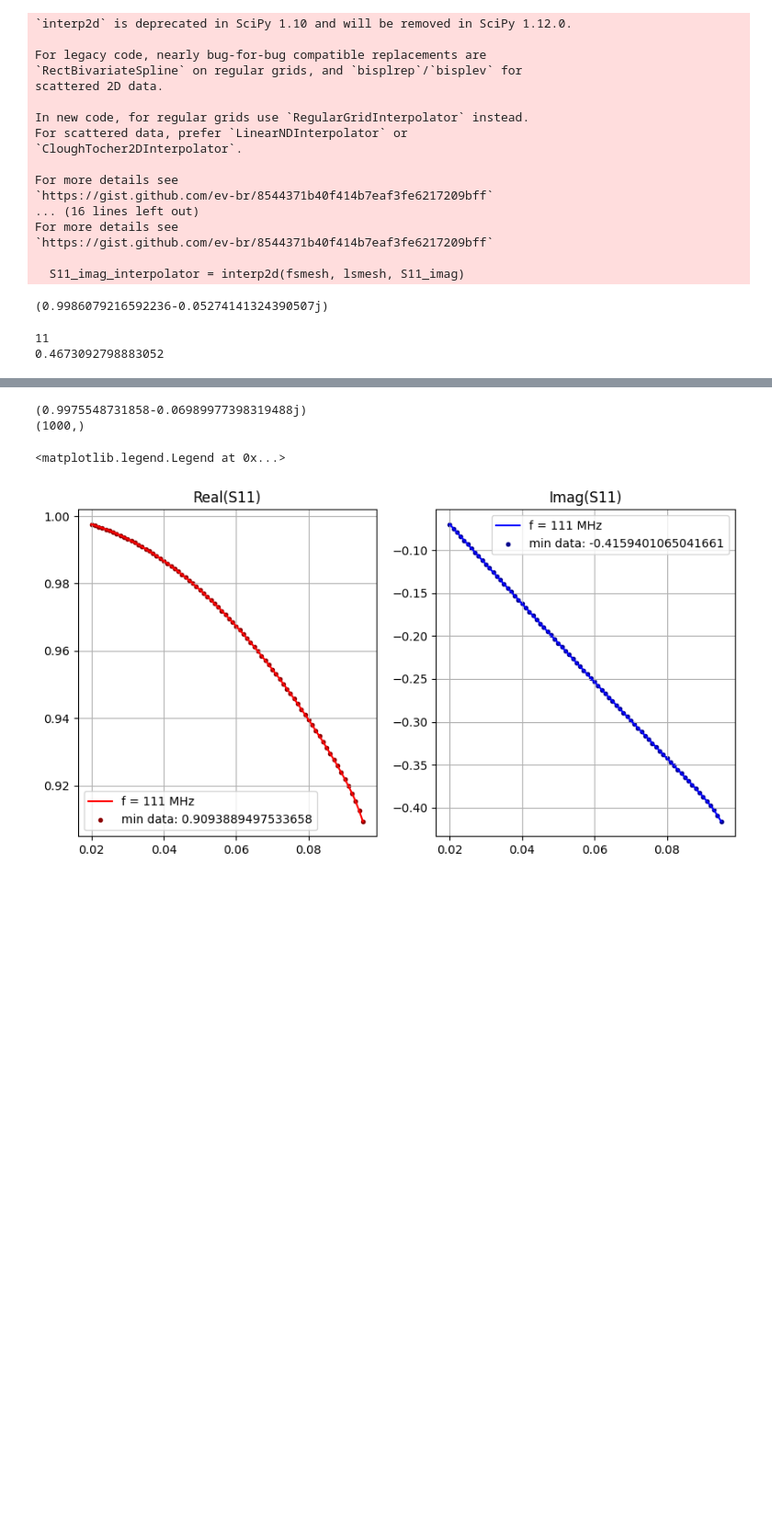
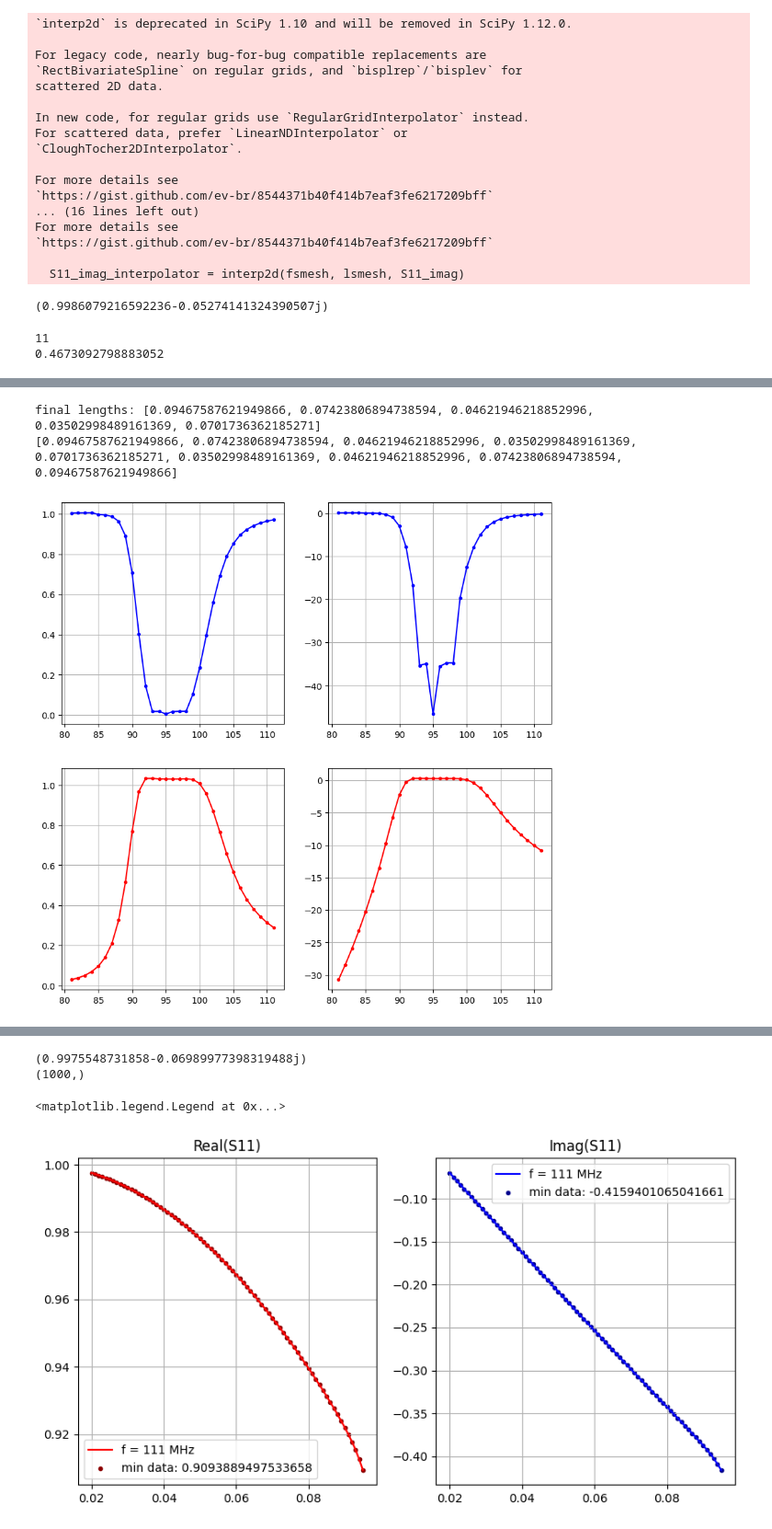
Before and after one commit to vandelij/TWA_circuit, a Jupyter notebook: testing_new_class.ipynb, the cells around one changed output, grey strips where cells are left out. Shown at 92% size. Cells and saved outputs as stored; diff of their text form; code cells hidden in the pictures; blank space fills up the shorter version.

```diff
--- a/testing_new_class.ipynb
+++ b/testing_new_class.ipynb
@@ -346,3 +349,22 @@ def error_function(prm):
     print(f"Average absolute error is : {err:.2e}")
     errors.append(err)
     return err
+# %%
+# now time to attempt the minimization
+
+i_iter = 0
+
+xatol = 1e-4
+l0 = 0.04
+l1 = 0.04
+l2 = 0.04
+l3 = 0.04
+l4 = 0.04
+initial_guess = [l0, l1, l2, l3, l4]
+bounds = [(0.02, 0.095)]*5
+
+res = minimize(error_function,
+               initial_guess,
+               bounds=bounds,
+               method="Nelder-Mead",
+               options={"disp": True})
@@ -348,0 +389,40 @@ def error_function(prm):
+# %%
+lengths_found = res.x.tolist()
+print('final lengths:',lengths_found)
+full_net_optimized = myrfTWA.get_fullant_given_lengths_from_internal_datatable(lengths_found, symetric_mode=True)
+
+S11_array = np.zeros_like(myrfTWA.freqs_for_fullant, dtype='complex')
+S21_array = np.zeros_like(myrfTWA.freqs_for_fullant, dtype='complex')
+
+for i in range(S11_array.shape[0]):
+    S11, S21 = myrfTWA.get_full_TWA_network_S11_S21(fullnet=full_net_optimized, f=myrfTWA.freqs_for_fullant[i])
+    S11_array[i] = S11
+    S21_array[i] = S21
+
+S11_mag_array = np.zeros_like(S11_array)
+S11_db_array = np.zeros_like(S11_array)
+
+S21_mag_array = np.zeros_like(S11_array)
+S21_db_array = np.zeros_like(S11_array)
+
+
+for i in range(S11_array.shape[0]):
+    S11_mag_array[i] = np.abs(S11_array[i])
+    S11_db_array[i] = 20*np.log10(S11_mag_array[i])
+    S21_mag_array[i] = np.abs(S21_array[i])
+    S21_db_array[i] = 20*np.log10(S21_mag_array[i])
+
+fig, ax = plt.subplots(2,2,figsize=(10,10))
+
+ax[0,0].plot(myrfTWA.freqs_for_fullant, S11_mag_array, marker='.', color='blue')
+ax[0,1].plot(myrfTWA.freqs_for_fullant, S11_db_array, marker='.', color='blue')
+ax[0,0].grid()
+ax[0,1].grid()
+ax[1,0].plot(myrfTWA.freqs_for_fullant, S21_mag_array, marker='.', color='red')
+ax[1,1].plot(myrfTWA.freqs_for_fullant, S21_db_array, marker='.', color='red')
+ax[1,0].grid()
+ax[1,1].grid()
+# %% [output]
+final lengths: [0.09467587621949866, 0.07423806894738594, 0.04621946218852996, 0.03502998489161369, 0.0701736362185271]
+[0.09467587621949866, 0.07423806894738594, 0.04621946218852996, 0.03502998489161369, 0.0701736362185271, 0.03502998489161369, 0.04621946218852996, 0.07423806894738594, 0.09467587621949866]
+[figure, added]
```
Also changed, not shown: parts of 9 cells of this notebook, 1 other file.
